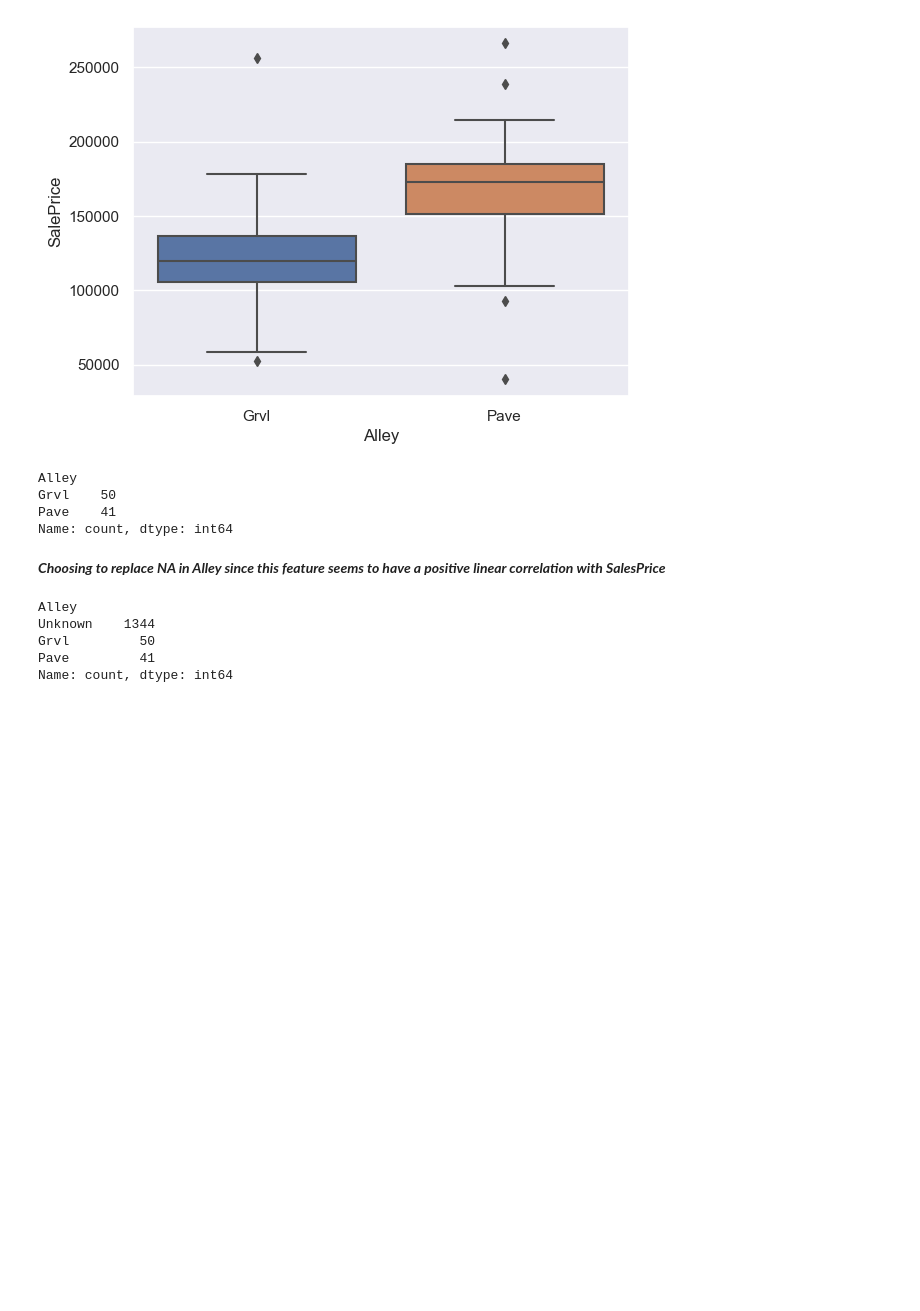
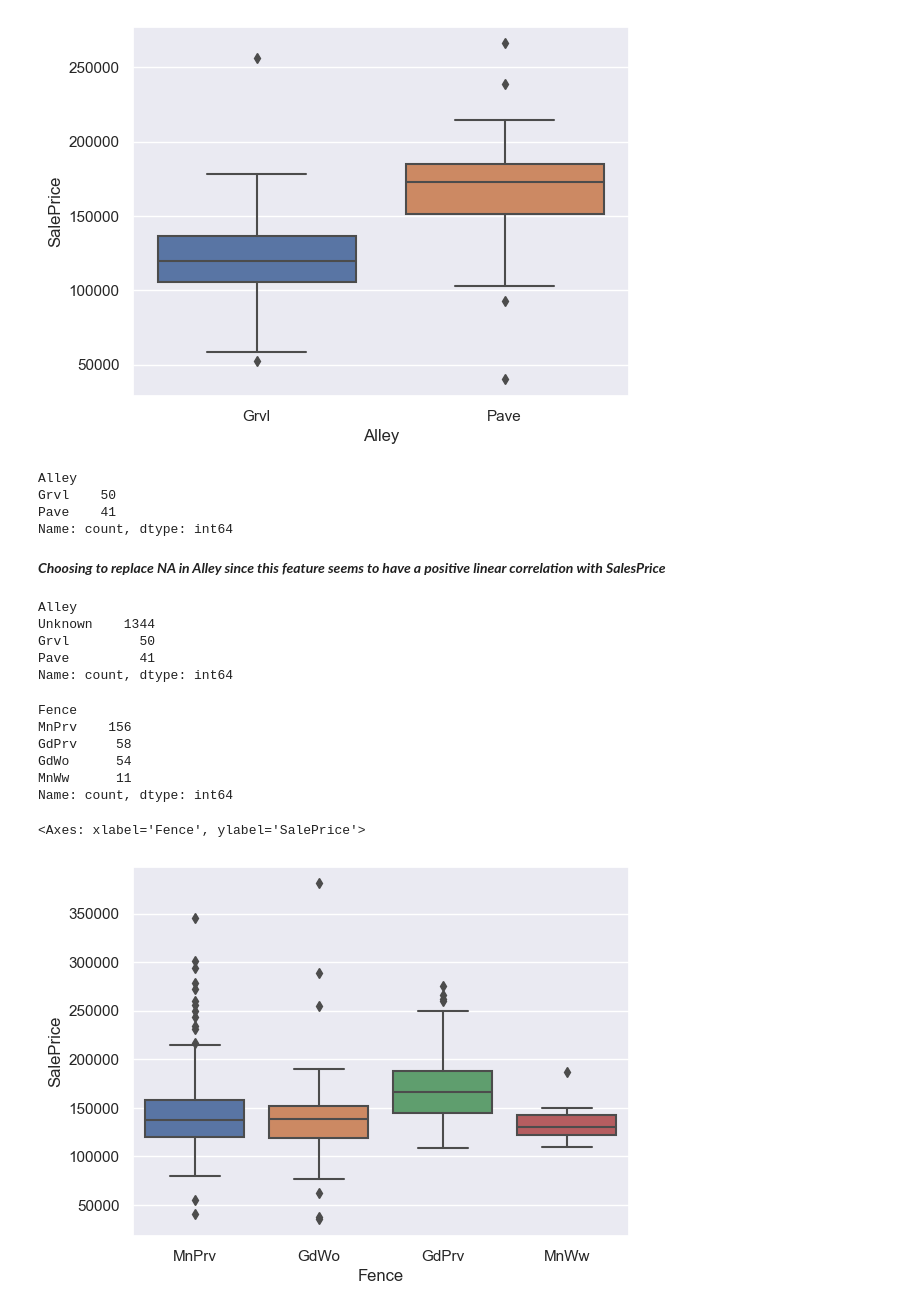
Before and after one commit to adityasngh/Kaggle-House-Prices-Regression, a Jupyter notebook: Kaggle_House_Prices_Regression.ipynb, the cells around one changed output. Drawn from its saved outputs; the diff is of its cells as text; code cells hidden in the pictures; blank space fills up the shorter version.

```diff
--- a/Kaggle_House_Prices_Regression.ipynb
+++ b/Kaggle_House_Prices_Regression.ipynb
@@ -235,3 +235,17 @@ Unknown    1344
 Grvl         50
 Pave         41
 Name: count, dtype: int64
+# %%
+df['Fence'].value_counts()
+# %% [output]
+Fence
+MnPrv    156
+GdPrv     58
+GdWo      54
+MnWw      11
+Name: count, dtype: int64
+# %%
+sns.boxplot(x = df['Fence'], y = df['SalePrice'])
+# %% [output]
+<Axes: xlabel='Fence', ylabel='SalePrice'>
+[figure, added]
```
Also changed, not shown: parts of 8 cells of this notebook.
